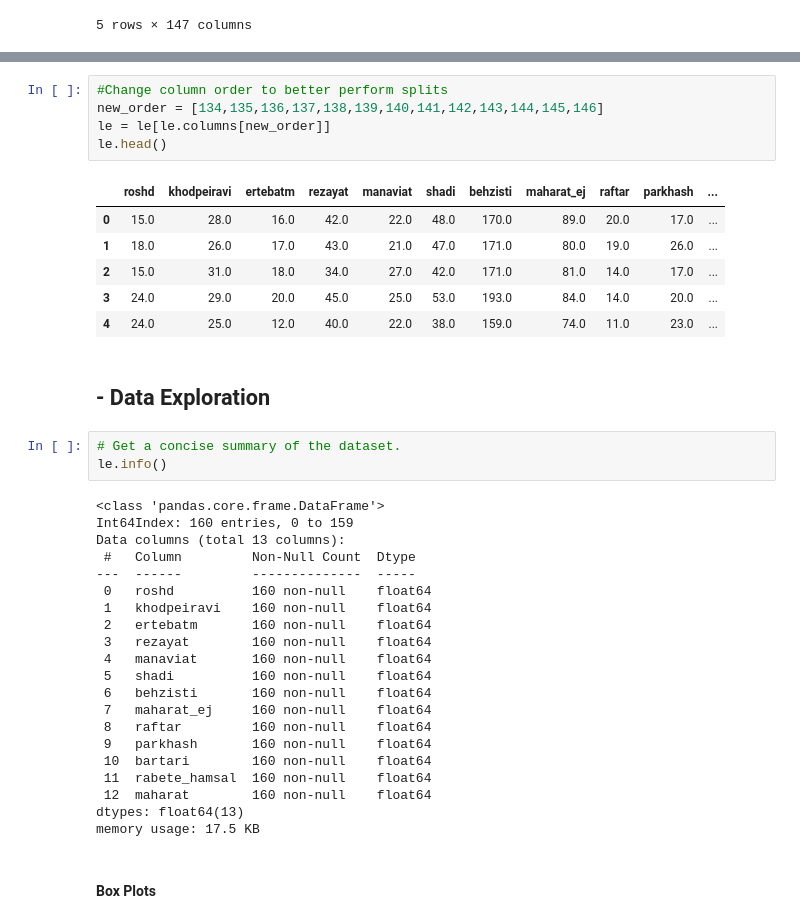
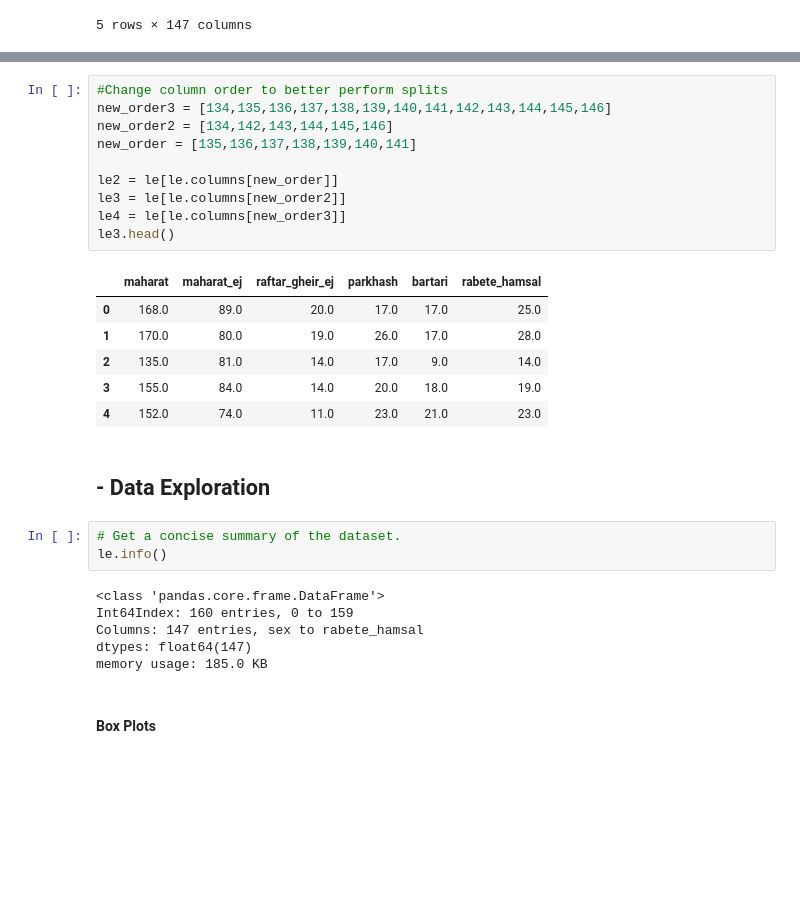
Before and after one commit to ehsansajadi/SBU-Data-Mining, a Jupyter notebook: Project/Code/Project_PH2.ipynb, the cells around one changed output, grey strips where cells are left out. Drawn from its saved outputs; the diff is of its cells as text; blank space fills up the shorter version.

```diff
--- a/Project/Code/Project_PH2.ipynb
+++ b/Project/Code/Project_PH2.ipynb
@@ -88,16 +88,21 @@ maharat          0
 Length: 147, dtype: int64
 # %%
 #Change column order to better perform splits
-new_order = [134,135,136,137,138,139,140,141,142,143,144,145,146]
-le = le[le.columns[new_order]]
-le.head()
+new_order3 = [134,135,136,137,138,139,140,141,142,143,144,145,146]
+new_order2 = [134,142,143,144,145,146]
+new_order = [135,136,137,138,139,140,141]
+
+le2 = le[le.columns[new_order]]
+le3 = le[le.columns[new_order2]]
+le4 = le[le.columns[new_order3]]
+le3.head()
 # %% [output]
-|  | roshd | khodpeiravi | ertebatm | rezayat | manaviat | shadi | behzisti | maharat_ej | raftar | parkhash | ... |
-| 0 | 15.0 | 28.0 | 16.0 | 42.0 | 22.0 | 48.0 | 170.0 | 89.0 | 20.0 | 17.0 | ... |
-| 1 | 18.0 | 26.0 | 17.0 | 43.0 | 21.0 | 47.0 | 171.0 | 80.0 | 19.0 | 26.0 | ... |
-| 2 | 15.0 | 31.0 | 18.0 | 34.0 | 27.0 | 42.0 | 171.0 | 81.0 | 14.0 | 17.0 | ... |
-| 3 | 24.0 | 29.0 | 20.0 | 45.0 | 25.0 | 53.0 | 193.0 | 84.0 | 14.0 | 20.0 | ... |
-| 4 | 24.0 | 25.0 | 12.0 | 40.0 | 22.0 | 38.0 | 159.0 | 74.0 | 11.0 | 23.0 | ... |
+|  | maharat | maharat_ej | raftar_gheir_ej | parkhash | bartari | rabete_hamsal |
+| 0 | 168.0 | 89.0 | 20.0 | 17.0 | 17.0 | 25.0 |
+| 1 | 170.0 | 80.0 | 19.0 | 26.0 | 17.0 | 28.0 |
+| 2 | 135.0 | 81.0 | 14.0 | 17.0 | 9.0 | 14.0 |
+| 3 | 155.0 | 84.0 | 14.0 | 20.0 | 18.0 | 19.0 |
+| 4 | 152.0 | 74.0 | 11.0 | 23.0 | 21.0 | 23.0 |
 # %% [markdown]
 ## - Data Exploration
 # %%
@@ -106,24 +111,9 @@ le.info()
 # %% [output]
 <class 'pandas.core.frame.DataFrame'>
 Int64Index: 160 entries, 0 to 159
-Data columns (total 13 columns):
- #   Column         Non-Null Count  Dtype
----  ------         --------------  -----
- 0   roshd          160 non-null    float64
- 1   khodpeiravi    160 non-null    float64
- 2   ertebatm       160 non-null    float64
- 3   rezayat        160 non-null    float64
- 4   manaviat       160 non-null    float64
- 5   shadi          160 non-null    float64
- 6   behzisti       160 non-null    float64
- 7   maharat_ej     160 non-null    float64
- 8   raftar         160 non-null    float64
- 9   parkhash       160 non-null    float64
- 10  bartari        160 non-null    float64
- 11  rabete_hamsal  160 non-null    float64
- 12  maharat        160 non-null    float64
-dtypes: float64(13)
-memory usage: 17.5 KB
+Columns: 147 entries, sex to rabete_hamsal
+dtypes: float64(147)
+memory usage: 185.0 KB
 # %% [markdown]
 #### Box Plots
 # %%
```
Also changed, not shown: parts of 7 cells of this notebook, 1 other file.
